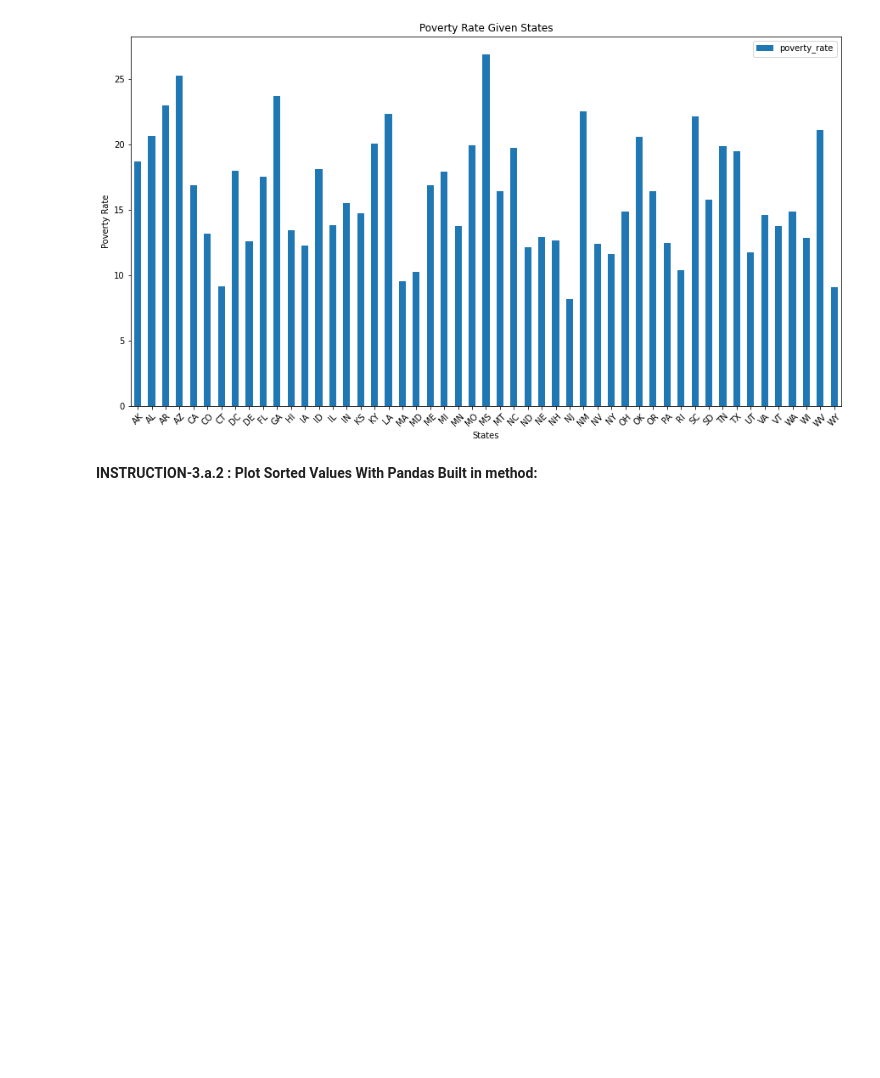
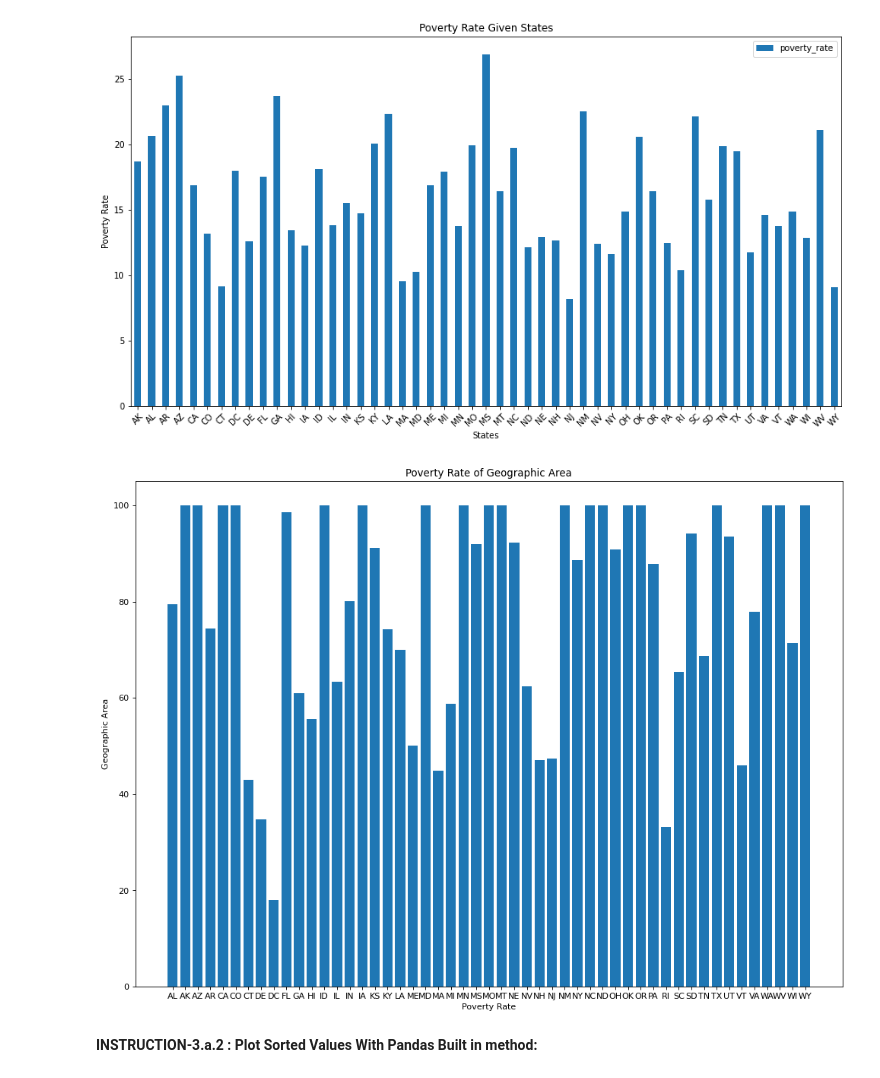
Before and after one commit to tanersoner/Generic_Projects, a Jupyter notebook: USA_Fatal_Police_Shoot_Analyse_Project.ipynb, the cells around one changed output. Saved outputs shown, nothing was run; the diff lists cells and outputs as text; code cells hidden in the pictures; blank space fills up the shorter version.

```diff
--- a/USA_Fatal_Police_Shoot_Analyse_Project.ipynb
+++ b/USA_Fatal_Police_Shoot_Analyse_Project.ipynb
@@ -180,6 +181,18 @@ ax.set_title("Poverty Rate Given States")
 ax.legend();
 # %% [output]
 [figure]
+# %%
+pr_pov = list(pr['poverty_rate'])
+pr_ga = list(pr['Geographic Area'])
+# %%
+figure(figsize=(15, 11), dpi=80)
+plt.bar(pr_ga, pr_pov)
+plt.xlabel('Poverty Rate')
+plt.ylabel('Geographic Area')
+plt.title('Poverty Rate of Geographic Area')
+plt.show();
+# %% [output]
+[figure, added]
 # %% [markdown]
 **INSTRUCTION-3.a.2 : Plot Sorted Values With Pandas Built in method:**
 # %%
```
Also changed, not shown: parts of 1 cell of this notebook.
